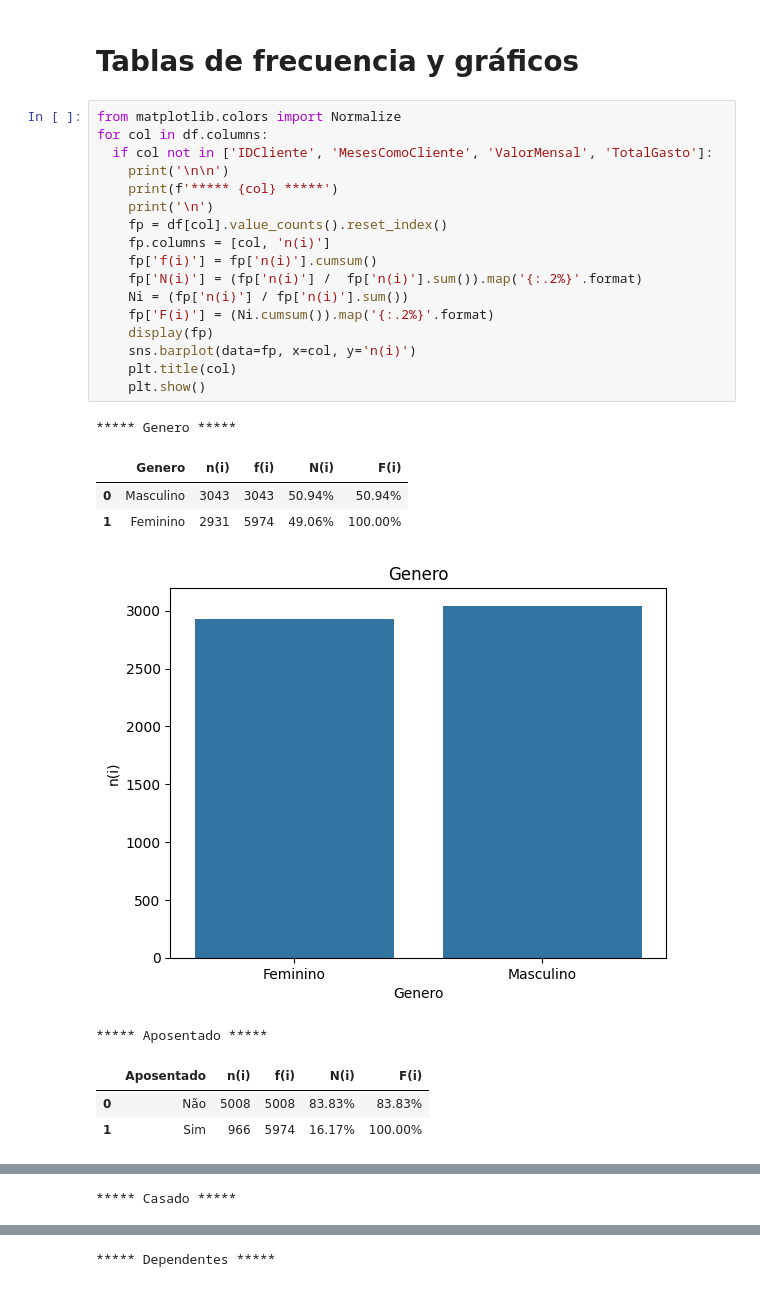
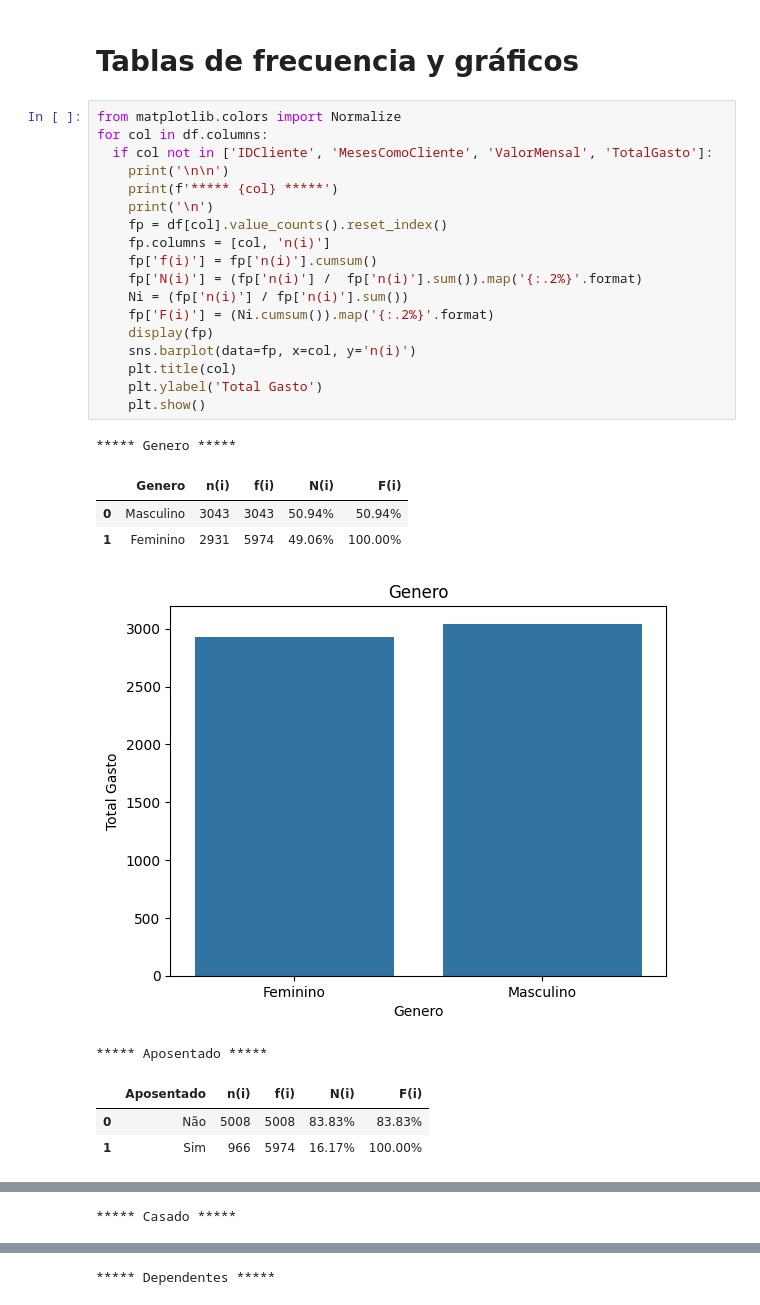
Before and after one commit to renegarcialuces/Analisis-de-Datos-Portafolio, a Jupyter notebook: ED01.ipynb, the cells around one changed output, grey strips where cells are left out. Drawn from its saved outputs; the diff is of its cells as text.

```diff
--- a/ED01.ipynb
+++ b/ED01.ipynb
@@ -129,26 +129,27 @@ df.dropna(how='any', inplace=True)
 # %%
 from matplotlib.colors import Normalize
 for col in df.columns:
   if col not in ['IDCliente', 'MesesComoCliente', 'ValorMensal', 'TotalGasto']:
     print('\n\n')
     print(f'***** {col} *****')
     print('\n')
     fp = df[col].value_counts().reset_index()
     fp.columns = [col, 'n(i)']
     fp['f(i)'] = fp['n(i)'].cumsum()
     fp['N(i)'] = (fp['n(i)'] /  fp['n(i)'].sum()).map('{:.2%}'.format)
     Ni = (fp['n(i)'] / fp['n(i)'].sum())
     fp['F(i)'] = (Ni.cumsum()).map('{:.2%}'.format)
     display(fp)
     sns.barplot(data=fp, x=col, y='n(i)')
     plt.title(col)
+    plt.ylabel('Total Gasto')
     plt.show()
 # %% [output]
 ***** Genero *****
 |  | Genero | n(i) | f(i) | N(i) | F(i) |
 | 0 | Masculino | 3043 | 3043 | 50.94% | 50.94% |
 | 1 | Feminino | 2931 | 5974 | 49.06% | 100.00% |
-[figure, old version]
+[figure, new version]
 ***** Aposentado *****
 |  | Aposentado | n(i) | f(i) | N(i) | F(i) |
 | 0 | Não | 5008 | 5008 | 83.83% | 83.83% |
```
Also changed, not shown: parts of 1 cell of this notebook.
